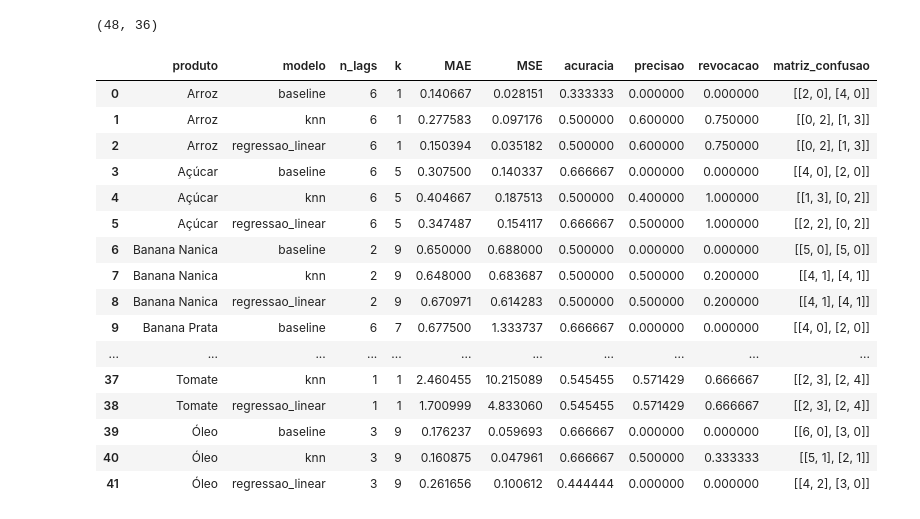
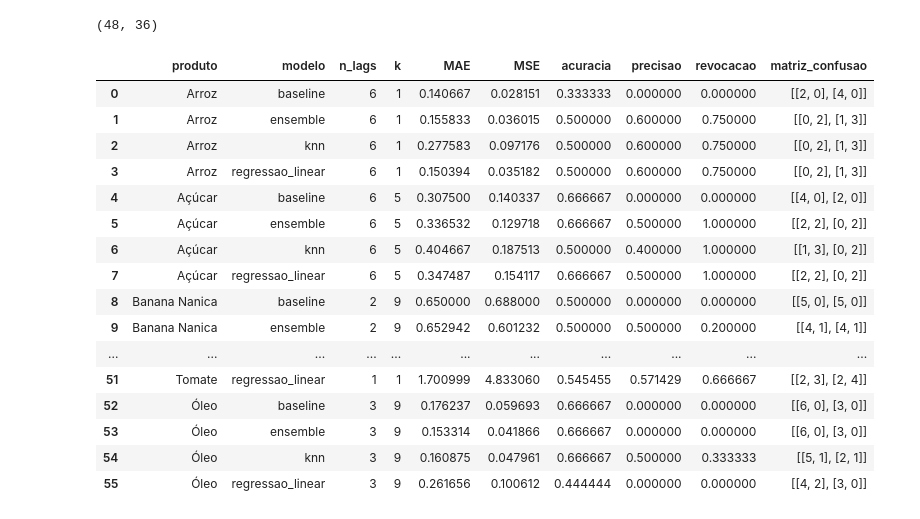
Before and after one commit to arturcontarelli/analise-cesta-basica-ml, a Jupyter notebook: notebooks/04_q1_previsao.ipynb, the cells around one changed output. Saved outputs shown, nothing was run; the diff lists cells and outputs as text; code cells hidden in the pictures.

Commit message:
feat: ensemble como VotingRegressor com média ponderada

```diff
--- a/notebooks/04_q1_previsao.ipynb
+++ b/notebooks/04_q1_previsao.ipynb
@@ -57,45 +57,47 @@ len(meses_ordenados), len(meses_treino)
 # %%
 linhas_resultado = []
 
 for produto in config.PRODUTOS:
     hiperparametros = src.q1_models.escolher_hiperparametros(geral_treino, produto)
     n_lags = hiperparametros["n_lags"]
     k = hiperparametros["k"]
+    pesos = src.q1_models.escolher_pesos_ensemble(geral_treino, produto, n_lags, k)
 
     base = src.features.montar_base_q1(geral, produto, n_lags)
     colunas_entrada = [f"lag_{i}" for i in range(1, n_lags + 1)]
 
     modelos = {
         "baseline": src.q1_models.BaselineIngenuo(),
         "regressao_linear": src.q1_models.criar_regressao_linear(),
         "knn": src.q1_models.criar_knn(k),
     }
+    modelos["ensemble"] = src.q1_models.criar_ensemble(modelos, pesos)
 
     for nome_modelo, modelo in modelos.items():
         metricas = src.evaluation.avaliar_modelo(modelo, base, colunas_entrada, "alvo")
         linha = metricas.iloc[0].to_dict()
         linha.update({"produto": produto, "modelo": nome_modelo, "n_lags": n_lags, "k": k})
         linhas_resultado.append(linha)
 
 tabela_resultados = pd.DataFrame(linhas_resultado)[
     ["produto", "modelo", "n_lags", "k", "MAE", "MSE", "acuracia", "precisao", "revocacao", "matriz_confusao"]
 ]
 tabela_resultados.sort_values(["produto", "modelo"]).reset_index(drop=True)
 # %% [output]
 |  | produto | modelo | n_lags | k | MAE | MSE | acuracia | precisao | revocacao | matriz_confusao |
 | 0 | Arroz | baseline | 6 | 1 | 0.140667 | 0.028151 | 0.333333 | 0.000000 | 0.000000 | [[2, 0], [4, 0]] |
-| 1 | Arroz | knn | 6 | 1 | 0.277583 | 0.097176 | 0.500000 | 0.600000 | 0.750000 | [[0, 2], [1, 3]] |
-| 2 | Arroz | regressao_linear | 6 | 1 | 0.150394 | 0.035182 | 0.500000 | 0.600000 | 0.750000 | [[0, 2], [1, 3]] |
-| 3 | Açúcar | baseline | 6 | 5 | 0.307500 | 0.140337 | 0.666667 | 0.000000 | 0.000000 | [[4, 0], [2, 0]] |
-| 4 | Açúcar | knn | 6 | 5 | 0.404667 | 0.187513 | 0.500000 | 0.400000 | 1.000000 | [[1, 3], [0, 2]] |
-| 5 | Açúcar | regressao_linear | 6 | 5 | 0.347487 | 0.154117 | 0.666667 | 0.500000 | 1.000000 | [[2, 2], [0, 2]] |
-| 6 | Banana Nanica | baseline | 2 | 9 | 0.650000 | 0.688000 | 0.500000 | 0.000000 | 0.000000 | [[5, 0], [5, 0]] |
-| 7 | Banana Nanica | knn | 2 | 9 | 0.648000 | 0.683687 | 0.500000 | 0.500000 | 0.200000 | [[4, 1], [4, 1]] |
-| 8 | Banana Nanica | regressao_linear | 2 | 9 | 0.670971 | 0.614283 | 0.500000 | 0.500000 | 0.200000 | [[4, 1], [4, 1]] |
-| 9 | Banana Prata | baseline | 6 | 7 | 0.677500 | 1.333737 | 0.666667 | 0.000000 | 0.000000 | [[4, 0], [2, 0]] |
+| 1 | Arroz | ensemble | 6 | 1 | 0.155833 | 0.036015 | 0.500000 | 0.600000 | 0.750000 | [[0, 2], [1, 3]] |
+| 2 | Arroz | knn | 6 | 1 | 0.277583 | 0.097176 | 0.500000 | 0.600000 | 0.750000 | [[0, 2], [1, 3]] |
+| 3 | Arroz | regressao_linear | 6 | 1 | 0.150394 | 0.035182 | 0.500000 | 0.600000 | 0.750000 | [[0, 2], [1, 3]] |
+| 4 | Açúcar | baseline | 6 | 5 | 0.307500 | 0.140337 | 0.666667 | 0.000000 | 0.000000 | [[4, 0], [2, 0]] |
+| 5 | Açúcar | ensemble | 6 | 5 | 0.336532 | 0.129718 | 0.666667 | 0.500000 | 1.000000 | [[2, 2], [0, 2]] |
+| 6 | Açúcar | knn | 6 | 5 | 0.404667 | 0.187513 | 0.500000 | 0.400000 | 1.000000 | [[1, 3], [0, 2]] |
+| 7 | Açúcar | regressao_linear | 6 | 5 | 0.347487 | 0.154117 | 0.666667 | 0.500000 | 1.000000 | [[2, 2], [0, 2]] |
+| 8 | Banana Nanica | baseline | 2 | 9 | 0.650000 | 0.688000 | 0.500000 | 0.000000 | 0.000000 | [[5, 0], [5, 0]] |
+| 9 | Banana Nanica | ensemble | 2 | 9 | 0.652942 | 0.601232 | 0.500000 | 0.500000 | 0.200000 | [[4, 1], [4, 1]] |
 | ... | ... | ... | ... | ... | ... | ... | ... | ... | ... | ... |
-| 37 | Tomate | knn | 1 | 1 | 2.460455 | 10.215089 | 0.545455 | 0.571429 | 0.666667 | [[2, 3], [2, 4]] |
-| 38 | Tomate | regressao_linear | 1 | 1 | 1.700999 | 4.833060 | 0.545455 | 0.571429 | 0.666667 | [[2, 3], [2, 4]] |
-| 39 | Óleo | baseline | 3 | 9 | 0.176237 | 0.059693 | 0.666667 | 0.000000 | 0.000000 | [[6, 0], [3, 0]] |
-| 40 | Óleo | knn | 3 | 9 | 0.160875 | 0.047961 | 0.666667 | 0.500000 | 0.333333 | [[5, 1], [2, 1]] |
-| 41 | Óleo | regressao_linear | 3 | 9 | 0.261656 | 0.100612 | 0.444444 | 0.000000 | 0.000000 | [[4, 2], [3, 0]] |
+| 51 | Tomate | regressao_linear | 1 | 1 | 1.700999 | 4.833060 | 0.545455 | 0.571429 | 0.666667 | [[2, 3], [2, 4]] |
+| 52 | Óleo | baseline | 3 | 9 | 0.176237 | 0.059693 | 0.666667 | 0.000000 | 0.000000 | [[6, 0], [3, 0]] |
+| 53 | Óleo | ensemble | 3 | 9 | 0.153314 | 0.041866 | 0.666667 | 0.000000 | 0.000000 | [[6, 0], [3, 0]] |
+| 54 | Óleo | knn | 3 | 9 | 0.160875 | 0.047961 | 0.666667 | 0.500000 | 0.333333 | [[5, 1], [2, 1]] |
+| 55 | Óleo | regressao_linear | 3 | 9 | 0.261656 | 0.100612 | 0.444444 | 0.000000 | 0.000000 | [[4, 2], [3, 0]] |
```
